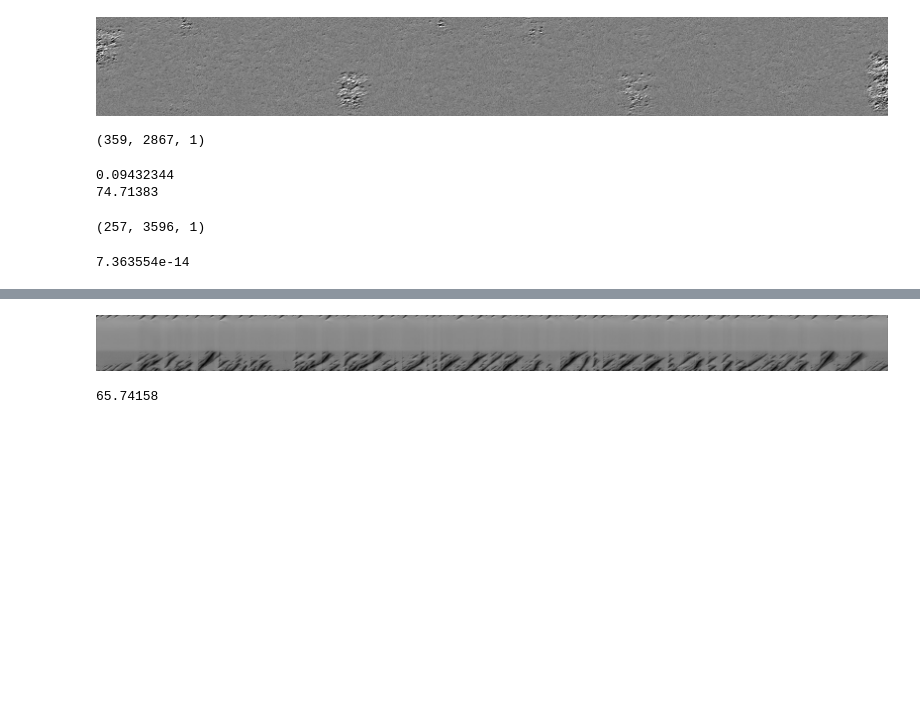
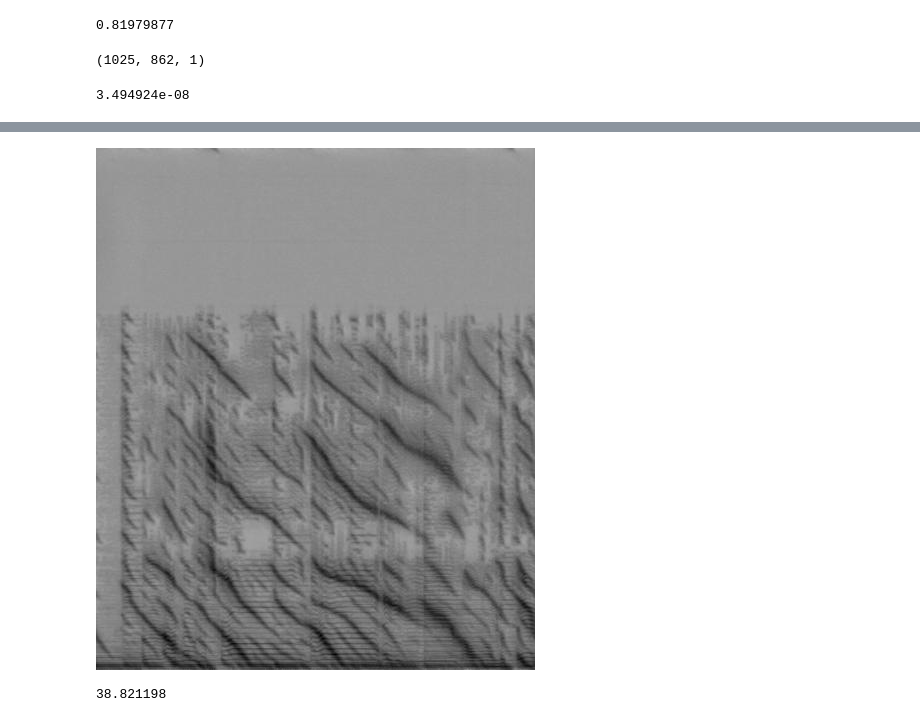
Before and after one commit to kacperkan/speaker-gender-classification-and-deepdream, a Jupyter notebook: custom.ipynb, the cells around one changed output, grey strips where cells are left out. Cells and saved outputs as stored; diff of their text form; code cells hidden in the pictures; blank space fills up the shorter version.

```diff
--- a/custom.ipynb
+++ b/custom.ipynb
@@ -104,48 +97,0 @@ def calc_grad_tiled(model, stft: torch.Tensor, tile_size: int = 128) -> torch.Te
-# %%
-img_noise = np.random.uniform(-127.5, 127.5, size=(257,2048,1))
-
-def render_multiscale(img0=img_noise, iter_n=20, step=2, octave_n=3, octave_scale=1.4):
-
-    img = img0.copy()
-    for octave in range(octave_n):
-        print(img.shape)
-        if octave > 0:
-            hw = np.float32(img.shape[:2]) * octave_scale
-            img = cv2.resize(img, tuple(np.int32(hw[::-1])))
-            img = img[..., None]
-
-        img = torch.from_numpy(img).float()
-        print(img.shape)
-        img = img.permute((2, 0, 1))
-        img.requires_grad = True
-#         optimizer = optim.Adam([img], lr=step)
-        for i in range(iter_n):
-#             optimizer.zero_grad()
-            img.requires_grad = True
-            classifier(img[None])
-    #         out = layers_outputs["mixed_5d"][0, 8]
-            out = layers_outputs["residual_4b"][0, 2]
-#             out = out * (torch.log(out + 2) < 0.3 * torch.max(out + 2)).float()
-            score = out.mean()
-            score.backward()
-            g = img.grad.detach()
-            g /= g.abs().mean() + 1e-8
-            g *= step
-            img.requires_grad = False
-            img += g
-#             optimizer.step()
-
-            clear_output()
-            print("Step: {}".format(i), score, end=' ')
-            showarray(visstd(img[0].detach().numpy()))
-        clear_output()
-
-        showarray(visstd(img[0].detach().numpy()))
-        img = img.detach().numpy().transpose((1, 2, 0))
-        print(img.shape)
-    return img
-
-an_img = render_multiscale(iter_n=10, octave_n=2)
-# %% [output]
-[figure, removed]
-(359, 2867, 1)
@@ -210,11 +98,12 @@ def render_deepdream(img0=img_noise,
 # %%
-y, sr = librosa.load('audio/1089-134686-0000.flac', sr=44100)
-# y, sr = librosa.load('audio/song.mp3', sr=44100)
+# y, sr = librosa.load('audio/1089-134686-0000.flac', sr=44100)
+y, sr = librosa.load('audio/song.mp3', sr=44100)
 # y = y[44100*5:44100*10]
-# y = y[44100*20:44100*25]
-win_len = 512
+y = y[44100*20:44100*25]
+win_len = 2048
+hop_length = 256
 n_fft = win_len
-y_stft = librosa.core.stft(y, n_fft=n_fft, win_length=win_len)
+y_stft = librosa.core.stft(y, n_fft=n_fft, win_length=win_len, hop_length=hop_length, center=True)
 
 y_stft_mag1, y_stft_ang = librosa.magphase(y_stft)
 print(y_stft_mag1.mean())
@@ -224,24 +113,22 @@ y_stft_mag = np.power(y_stft_mag1, nonlin)
 a_max = y_stft_mag.max()
 y_stft_mag = np.flipud((1 - y_stft_mag / y_stft_mag.max())) * 255 - 127.5
 y_stft_mag = y_stft_mag[..., None]
-print(y_stft_mag.mean())
 y_stft_mag.shape
 # %% [output]
-0.09432344
-74.71383
+0.81979877
-(257, 3596, 1)
+(1025, 862, 1)
 # %%
 y_stft_mag1.min()
 # %% [output]
-7.363554e-14
+3.494924e-08
 # %%
 Audio(y, rate=44100)
 # %% [output]
 [interactive output not drawn]
 # %%
-an_img = render_deepdream(y_stft_mag, iter_n=10, octave_n=10, step=0.6)
+an_img = render_deepdream(y_stft_mag, iter_n=10, octave_n=10, step=0.3)
 # %% [output]
-[figure, old version]
+[figure, new version]
-65.74158
+38.821198
 # %%
 an_img.min(), an_img.max(), an_img.mean()
```
Also changed, not shown: parts of 7 cells of this notebook, 10 other files.
